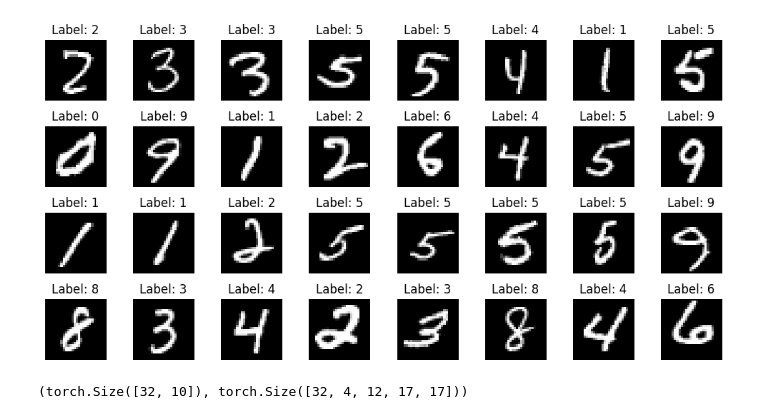
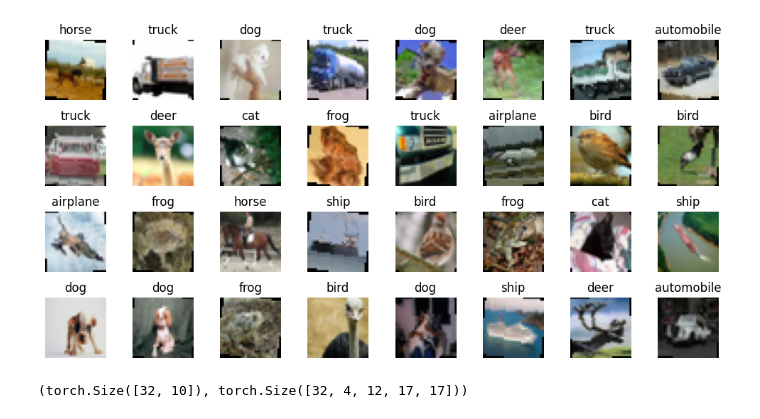
Before and after one commit to Vsquare07/ViT_from_scratch, a Jupyter notebook: main.ipynb, the cells around one changed output. Drawn from its saved outputs; the diff is of its cells as text; code cells hidden in the pictures.

```diff
--- a/main.ipynb
+++ b/main.ipynb
@@ -163,18 +163,30 @@ import matplotlib.pyplot as plt
 from torchvision import datasets
 from torchvision import transforms
 from tqdm import tqdm
+# %%
+train_transform = transforms.Compose([
+    transforms.RandomHorizontalFlip(),
+    transforms.RandomRotation(10),
+    transforms.ToTensor(),
+    transforms.Normalize((0.5, 0.5, 0.5), (0.5, 0.5, 0.5))
+])
+
+test_transform = transforms.Compose([
+    transforms.ToTensor(),
+    transforms.Normalize((0.5, 0.5, 0.5), (0.5, 0.5, 0.5))
+])
 # %%
-train_dataset = datasets.MNIST(
-    root="./dataset",
+train_dataset = datasets.CIFAR10(
+    root="./dataset_cifar",
     train=True,
     download=True,
-    transform=transforms.ToTensor()
+    transform=train_transform
 )
-test_dataset = datasets.MNIST(
-    root="./dataset",
+test_dataset = datasets.CIFAR10(
+    root="./dataset_cifar",
     train=False,
     download=True,
-    transform=transforms.ToTensor()
+    transform=test_transform
 )
 train_dataloader = DataLoader(
     dataset=train_dataset,
@@ -189,19 +215,19 @@ test_dataloader = DataLoader(
 # %%
 images, labels = next(iter(train_dataloader))
 
 plt.figure(figsize=(10, 5))
 
 for i in range(32):
     plt.subplot(4, 8, i + 1)
-    img = images[i].cpu().squeeze().numpy()
-
-    plt.imshow(img, cmap='gray')
-    plt.title(f"Label: {labels[i].item()}")
+    img = images[i].cpu().squeeze().permute(1,2,0).numpy()
+    img = img / 2 + 0.5
+    plt.imshow(img)
+    plt.title(f"{classes[labels[i].item()]}")
     plt.axis('off')
 
 plt.tight_layout()
 plt.show()
 # %% [output]
-[figure, old version]
+[figure, new version]
 # %%
 #hyper parameters
```
Also changed, not shown: parts of 8 cells of this notebook, 1 other file.
